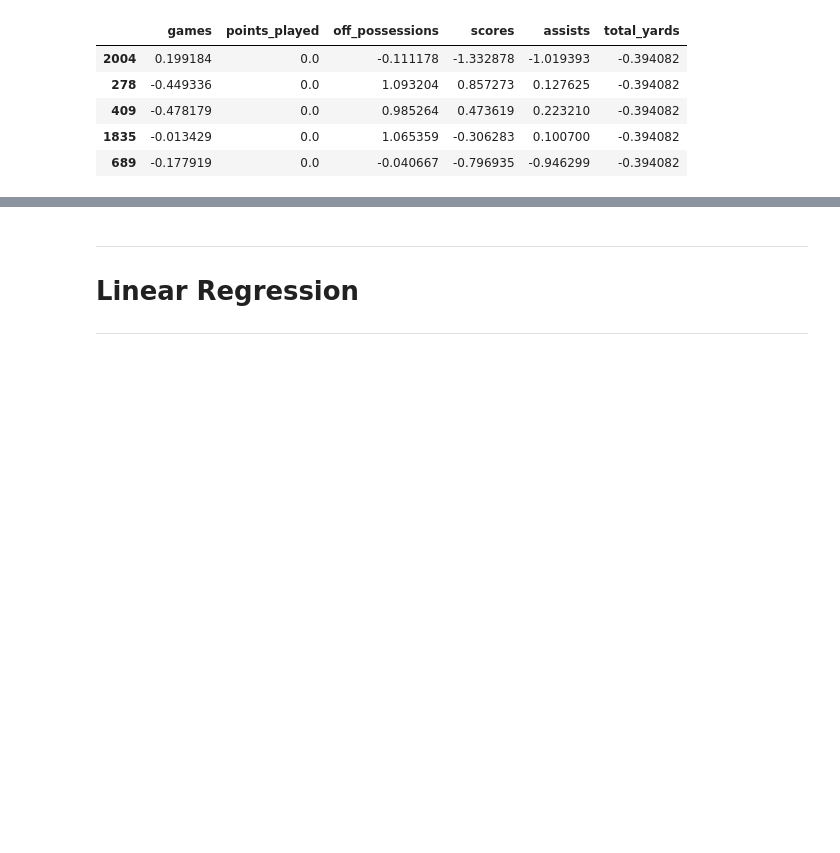
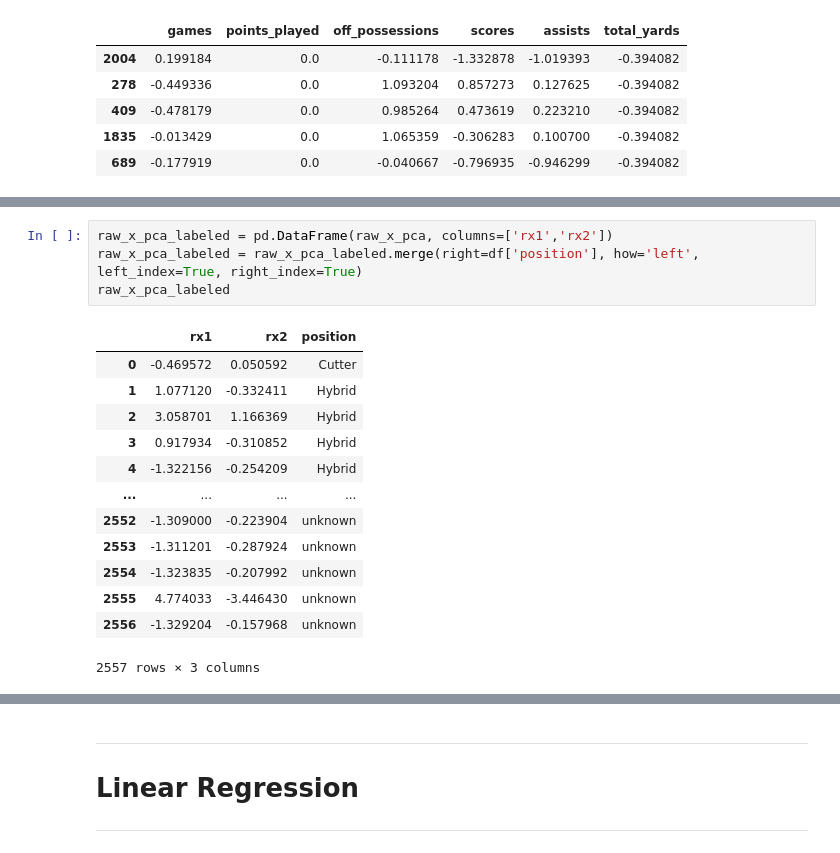
Before and after one commit to g-lorenzo/audl_ds, a Jupyter notebook: P2 - Player Categorization.ipynb, the cells around one changed output, grey strips where cells are left out. Cells and saved outputs as stored; diff of their text form; blank space fills up the shorter version.

```diff
--- a/P2 - Player Categorization.ipynb
+++ b/P2 - Player Categorization.ipynb
@@ -283 +311,19 @@ x_pca = pca.transform(scaled_df)
+# %%
+raw_x_pca_labeled = pd.DataFrame(raw_x_pca, columns=['rx1','rx2'])
+raw_x_pca_labeled = raw_x_pca_labeled.merge(right=df['position'], how='left', left_index=True, right_index=True)
+raw_x_pca_labeled
+# %% [output]
+|  | rx1 | rx2 | position |
+| 0 | -0.469572 | 0.050592 | Cutter |
+| 1 | 1.077120 | -0.332411 | Hybrid |
+| 2 | 3.058701 | 1.166369 | Hybrid |
+| 3 | 0.917934 | -0.310852 | Hybrid |
+| 4 | -1.322156 | -0.254209 | Hybrid |
+| ... | ... | ... | ... |
+| 2552 | -1.309000 | -0.223904 | unknown |
+| 2553 | -1.311201 | -0.287924 | unknown |
+| 2554 | -1.323835 | -0.207992 | unknown |
+| 2555 | 4.774033 | -3.446430 | unknown |
+| 2556 | -1.329204 | -0.157968 | unknown |
+2557 rows × 3 columns
 # %%
```
Also changed, not shown: parts of 9 cells of this notebook.
